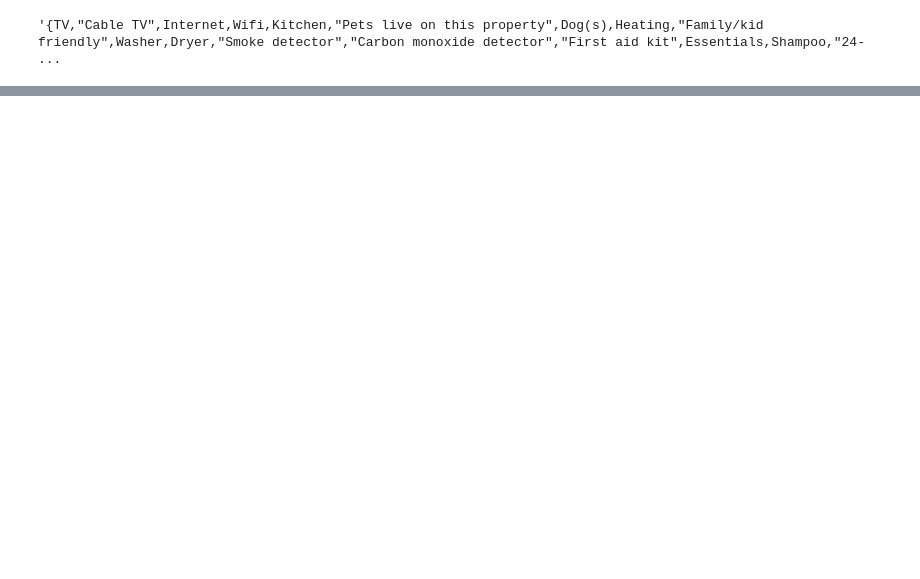
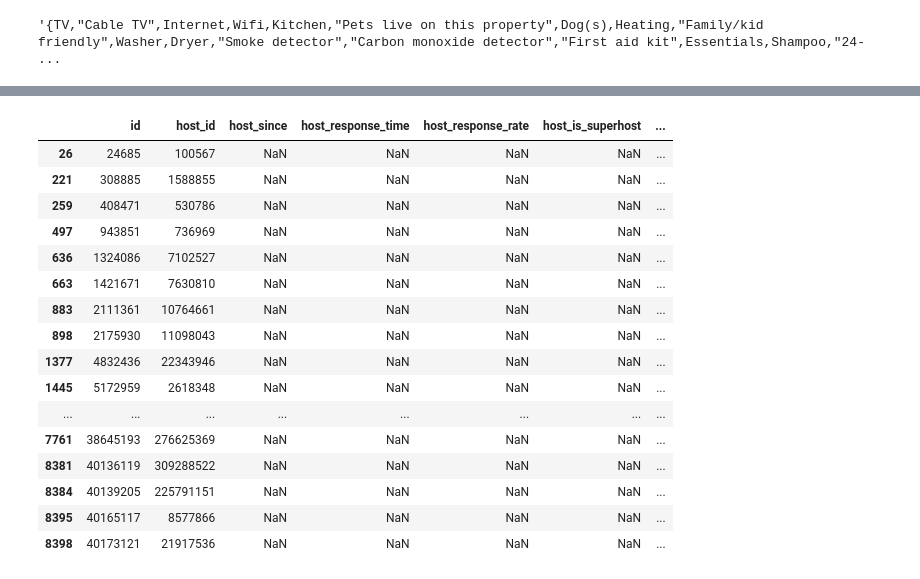
Before and after one commit to shabnami/Capstone_project_Airbnb, a Jupyter notebook: Airbnb.ipynb, the cells around one changed output, grey strips where cells are left out. Saved outputs shown, nothing was run; the diff lists cells and outputs as text; code cells hidden in the pictures; blank space fills up the shorter version.

```diff
--- a/Airbnb.ipynb
+++ b/Airbnb.ipynb
@@ -504,3 +472,8 @@ df.describe()
+# %%
+
+df.loc[df['amenities'].str.contains('First aid kit'), 'First_aid_kit'] = 1
+# %%
+df.loc[df['amenities'].str.contains('Formal dining area'), 'Formal_dining_area'] = 1
 # %%
 df.info()
 # %% [output]
@@ -532,0 +645,20 @@ df.head()
+# %%
+df[df['host_since'].isnull()]
+# %% [output]
+|  | id | host_id | host_since | host_response_time | host_response_rate | host_is_superhost | ... |
+| 26 | 24685 | 100567 | NaN | NaN | NaN | NaN | ... |
+| 221 | 308885 | 1588855 | NaN | NaN | NaN | NaN | ... |
+| 259 | 408471 | 530786 | NaN | NaN | NaN | NaN | ... |
+| 497 | 943851 | 736969 | NaN | NaN | NaN | NaN | ... |
+| 636 | 1324086 | 7102527 | NaN | NaN | NaN | NaN | ... |
+| 663 | 1421671 | 7630810 | NaN | NaN | NaN | NaN | ... |
+| 883 | 2111361 | 10764661 | NaN | NaN | NaN | NaN | ... |
+| 898 | 2175930 | 11098043 | NaN | NaN | NaN | NaN | ... |
+| 1377 | 4832436 | 22343946 | NaN | NaN | NaN | NaN | ... |
+| 1445 | 5172959 | 2618348 | NaN | NaN | NaN | NaN | ... |
+| ... | ... | ... | ... | ... | ... | ... | ... |
+| 7761 | 38645193 | 276625369 | NaN | NaN | NaN | NaN | ... |
+| 8381 | 40136119 | 309288522 | NaN | NaN | NaN | NaN | ... |
+| 8384 | 40139205 | 225791151 | NaN | NaN | NaN | NaN | ... |
+| 8395 | 40165117 | 8577866 | NaN | NaN | NaN | NaN | ... |
+| 8398 | 40173121 | 21917536 | NaN | NaN | NaN | NaN | ... |
```
Also changed, not shown: parts of 24 cells of this notebook.
